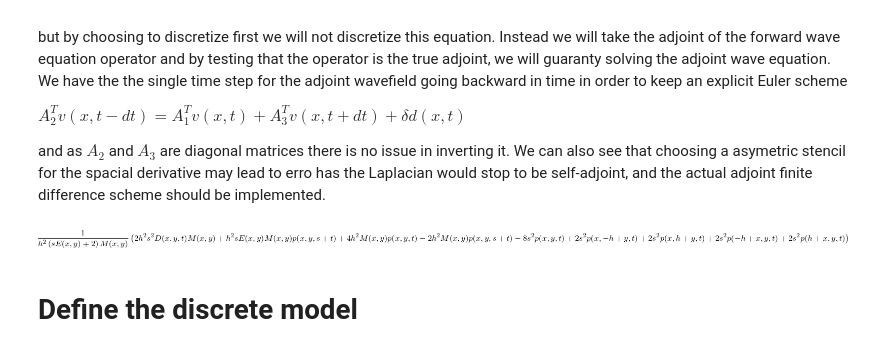
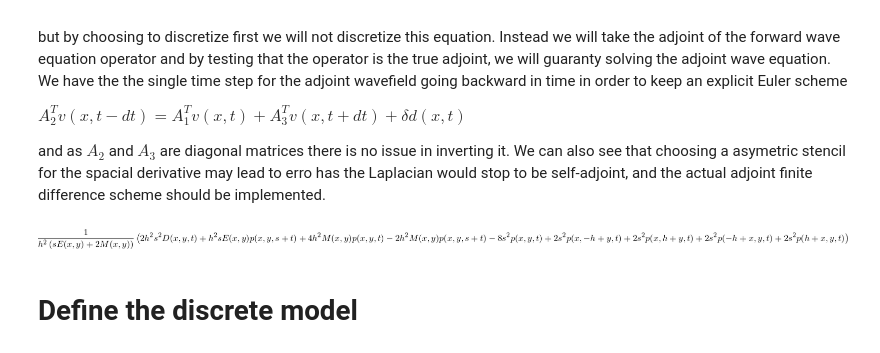
Before and after one commit to devitocodes/notebooks, a Jupyter notebook: AcousticFWI/Acoustic-wave-equation.ipynb, the cells around one changed output. Saved outputs shown, nothing was run; the diff lists cells and outputs as text; code cells hidden in the pictures.

```diff
--- a/AcousticFWI/Acoustic-wave-equation.ipynb
+++ b/AcousticFWI/Acoustic-wave-equation.ipynb
@@ -94,12 +94,12 @@ $  A_2^T v(x,t-dt)  = A_1^T v(x,t) + A_3^T v(x,t+dt) + \delta d(x,t)$
 and as $A_2$ and $A_3$ are diagonal matrices  there is no issue in inverting it. We can also see that choosing a asymetric stencil for the spacial derivative may lead to erro has the Laplacian would stop to be self-adjoint, and the actual adjoint finite difference scheme should be implemented.
 # %%
 # Adjoint wave equation
-wave_equationA = dtt- 1/m*(dxx+dyy) - D(x,y,t) - e*dt
+wave_equationA = m*dtt- (dxx+dyy) - D(x,y,t) -e*dt
 stencilA = solve(wave_equationA,p(x,y,t-s))[0]
 tsA=lambdify((p(x,y,t+s),p(x-h,y,t), p(x,y,t), p(x+h,y,t),p(x,y-h,t), p(x,y+h,t), d , m, s, h,e),stencilA,"numpy")
 stencilA
 # %% [output]
-[figure, old version]
+[figure, new version]
 # %% [markdown]
 # Define the discrete model
 # %%
```
Also changed, not shown: parts of 14 cells of this notebook.
